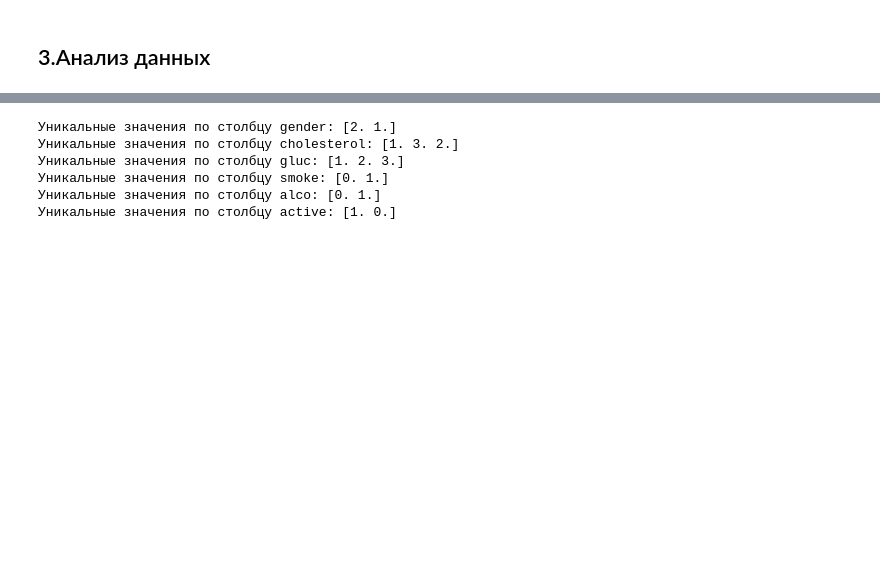
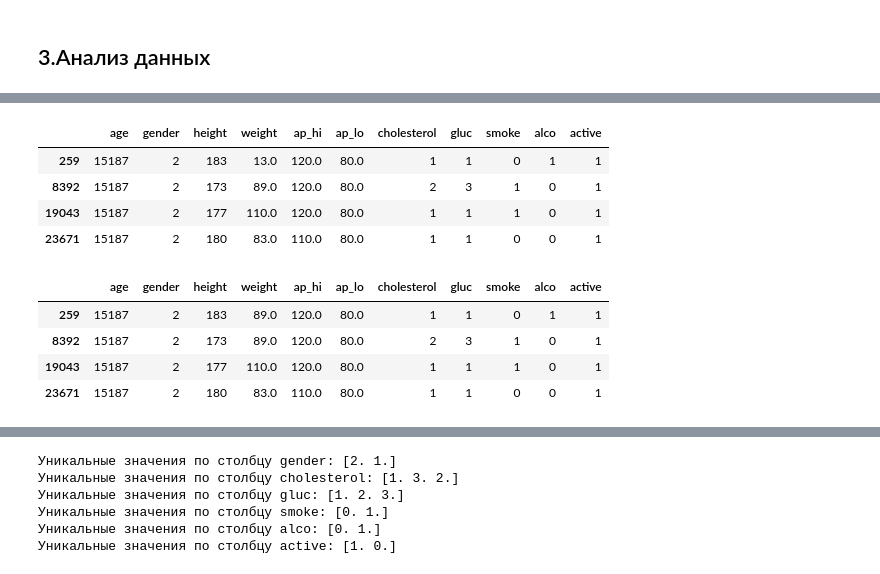
Before and after one commit to ifdoSe1se/projects, a Jupyter notebook: notebookfb055fe39e.ipynb, the cells around one changed output, grey strips where cells are left out. Cells and saved outputs as stored; diff of their text form; code cells hidden in the pictures; blank space fills up the shorter version.

```diff
--- a/notebookfb055fe39e.ipynb
+++ b/notebookfb055fe39e.ipynb
@@ -180,2 +136,0 @@ features_test = features_test.apply(replace, axis = 1)
-# %%
-features_train = features_train.apply(replace, axis = 1)
@@ -229,0 +189,52 @@ features_test['hw'] = features_test['height']/features_test['weight']
+# %%
+# display(features_test['age'].max())
+# display(features_test['age'].min())
+# display(features_test['height'].max())
+# display(features_test['height'].min())
+# display(features_test['weight'].max())
+# display(features_test['weight'].min())
+# 15187(259)
+display(features_test[features_test['age'] == 15187])
+def height(h):
+    if h <100:
+        h = h+100
+    return h
+features_test['height'] = features_test['height'].apply(height)
+features_train['height'] = features_train['height'].apply(height)
+
+def weight(row):
+    height=row['height']
+    weight=row['weight']
+    if weight < 46:
+        weight = features_train['weight'][features_train['height'] == height].median()
+    return weight
+
+features_test['weight'] = features_test.apply(weight, axis = 1)
+features_train['weight'] = features_train.apply(weight, axis = 1)
+
+display(features_test[features_test['age'] == 15187])
+median = features_test['weight'].median()
+
+features_test['weight'] = features_test['weight'].fillna(median)
+features_train['weight'] = features_train['weight'].fillna(median)
+
+def height(row):
+    height=row['height']
+    weight=row['weight']
+    if height < 140:
+        height = features_train['height'][features_train['weight'] == weight].median()
+    return height
+
+features_test['height'] = features_test.apply(height, axis = 1)
+features_train['height'] = features_train.apply(height, axis = 1)
+# %% [output]
+|  | age | gender | height | weight | ap_hi | ap_lo | cholesterol | gluc | smoke | alco | active |
+| 259 | 15187 | 2 | 183 | 13.0 | 120.0 | 80.0 | 1 | 1 | 0 | 1 | 1 |
+| 8392 | 15187 | 2 | 173 | 89.0 | 120.0 | 80.0 | 2 | 3 | 1 | 0 | 1 |
+| 19043 | 15187 | 2 | 177 | 110.0 | 120.0 | 80.0 | 1 | 1 | 1 | 0 | 1 |
+| 23671 | 15187 | 2 | 180 | 83.0 | 110.0 | 80.0 | 1 | 1 | 0 | 0 | 1 |
+|  | age | gender | height | weight | ap_hi | ap_lo | cholesterol | gluc | smoke | alco | active |
+| 259 | 15187 | 2 | 183 | 89.0 | 120.0 | 80.0 | 1 | 1 | 0 | 1 | 1 |
+| 8392 | 15187 | 2 | 173 | 89.0 | 120.0 | 80.0 | 2 | 3 | 1 | 0 | 1 |
+| 19043 | 15187 | 2 | 177 | 110.0 | 120.0 | 80.0 | 1 | 1 | 1 | 0 | 1 |
+| 23671 | 15187 | 2 | 180 | 83.0 | 110.0 | 80.0 | 1 | 1 | 0 | 0 | 1 |
```
Also changed, not shown: parts of 22 cells of this notebook.
